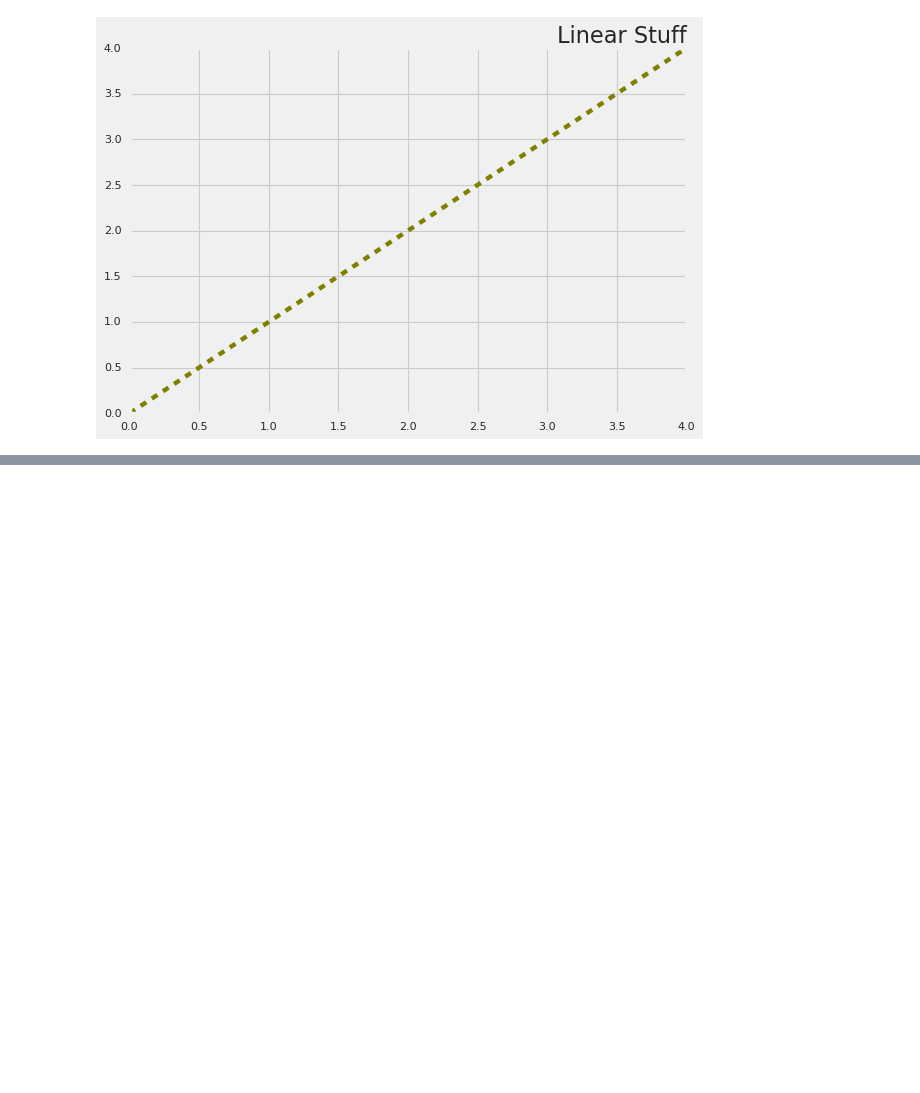
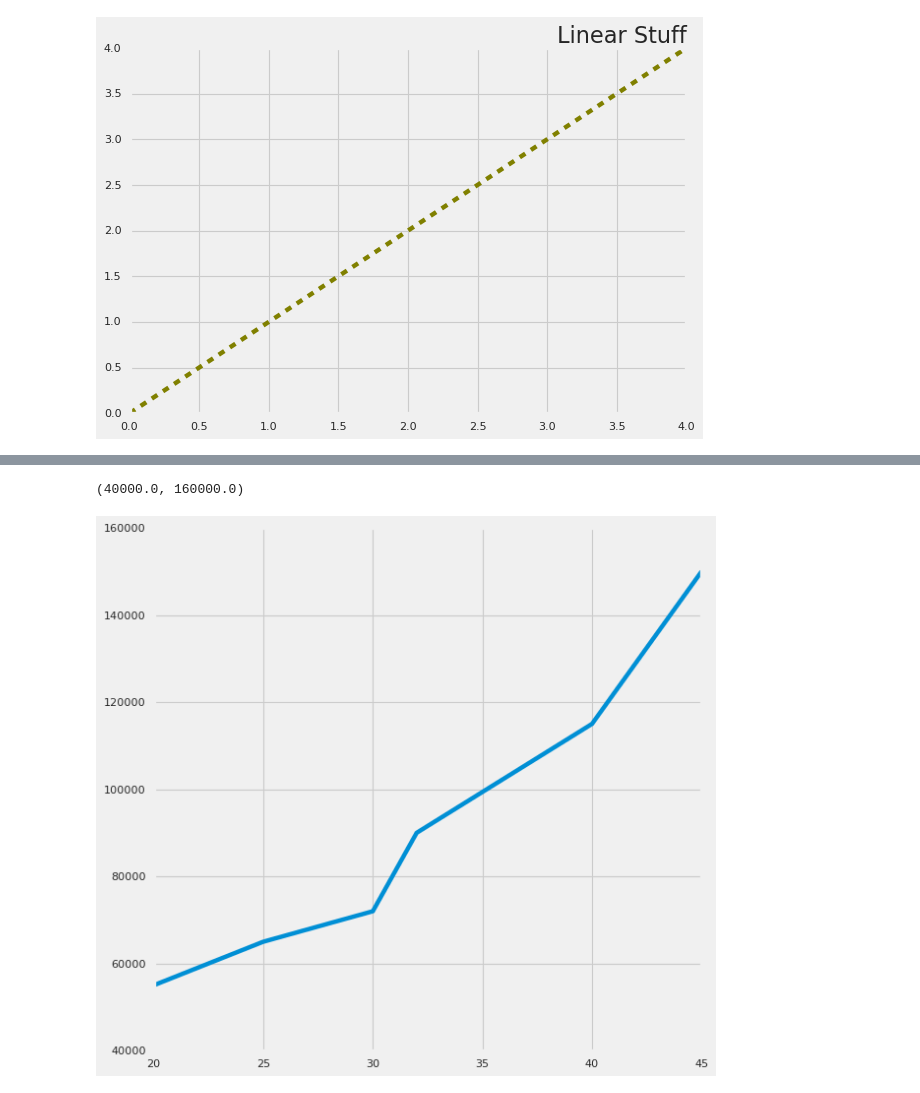
Before and after one commit to gurnamsingh11/data_visualization, a Jupyter notebook: 01_Matplotlib.ipynb, the cells around one changed output, grey strips where cells are left out. Cells and saved outputs as stored; diff of their text form; code cells hidden in the pictures; blank space fills up the shorter version.

```diff
--- a/01_Matplotlib.ipynb
+++ b/01_Matplotlib.ipynb
@@ -133,0 +180,12 @@ Text(1.0, 1.0, 'Linear Stuff')
+# %%
+plt.figure(figsize=(8,8))
+salaries = [55000, 65000, 72000, 90000, 115000, 150000]
+ages = [20, 25, 30, 32, 40, 45]
+plt.plot(ages, salaries)
+plt.xlim()
+#(starts at, goes till) -> (20.0, 45.0)
+plt.ylim()
+# (40000.0, 160000.0)
+# %% [output]
+(40000.0, 160000.0)
+[figure, added]
```
Also changed, not shown: parts of 2 cells of this notebook, 1 other file.
